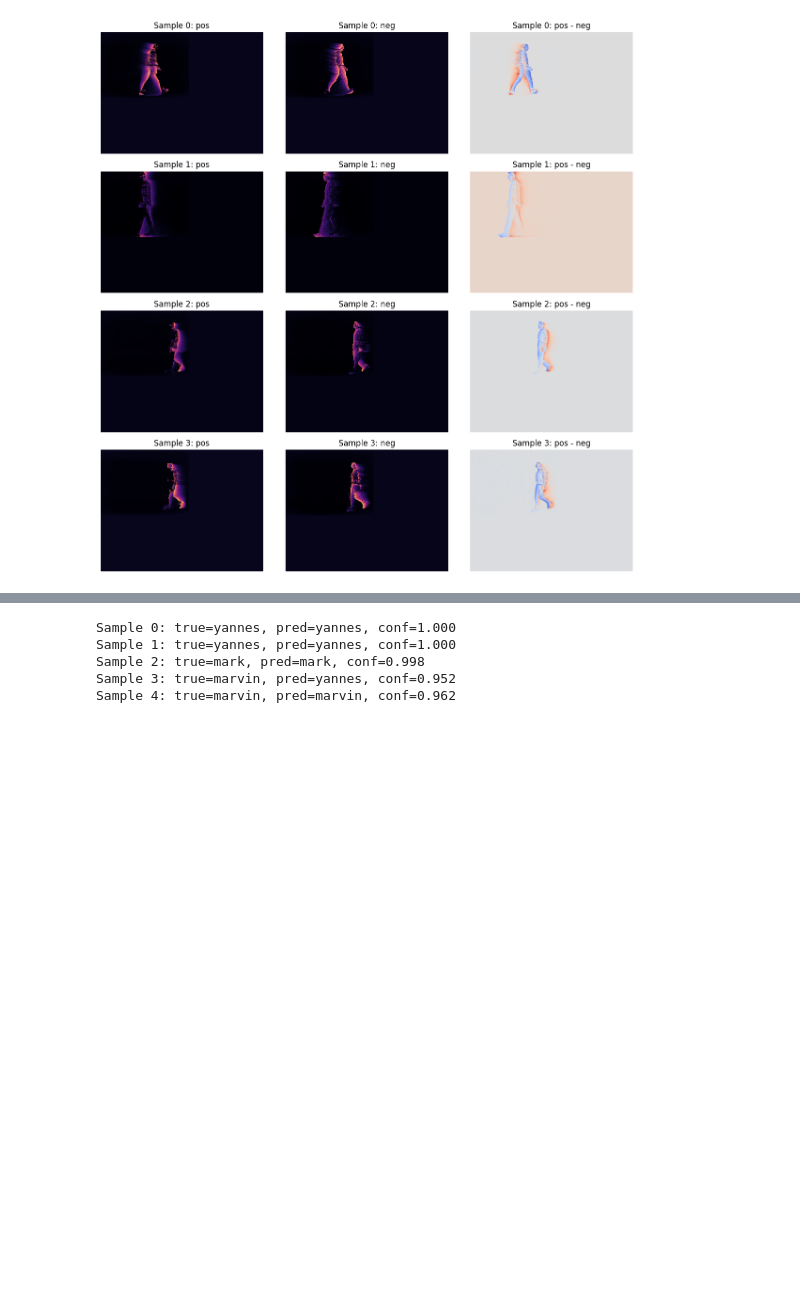
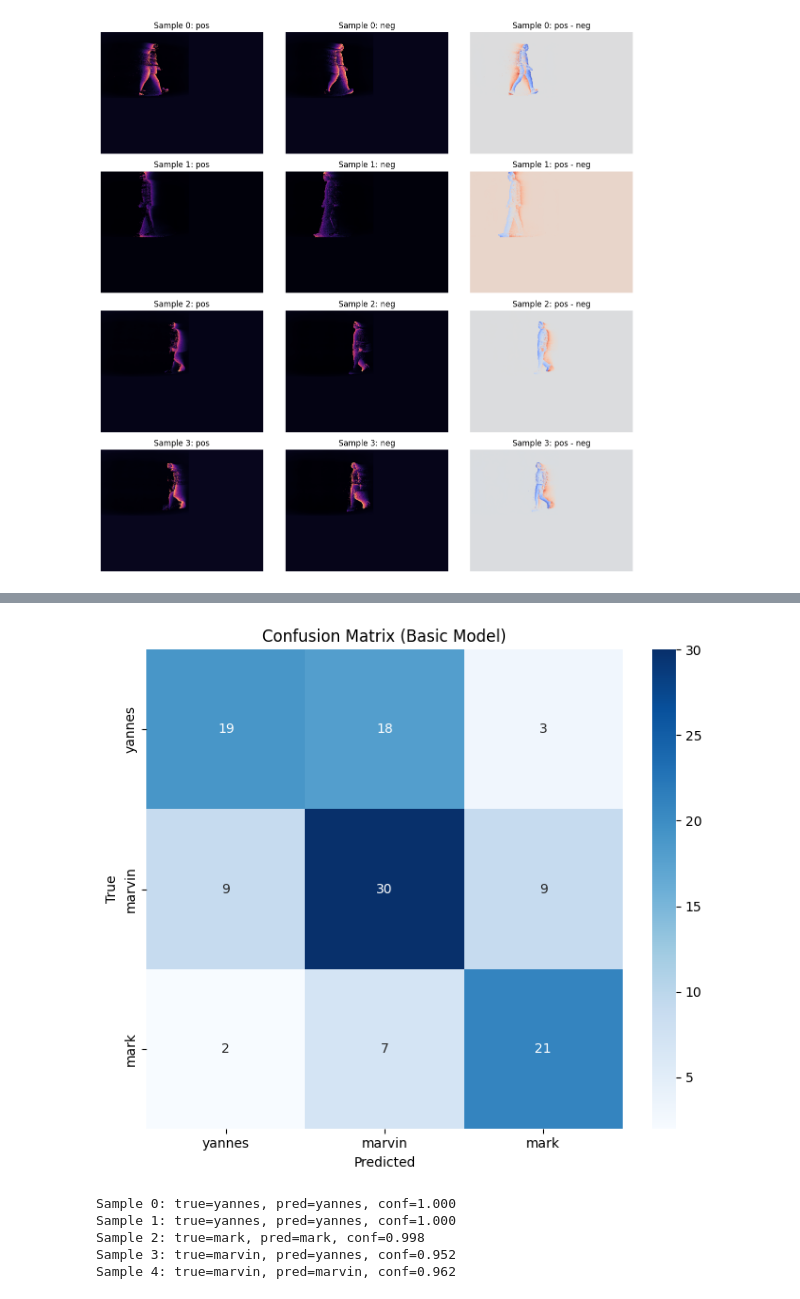
Before and after one commit to T2brozz/neuroAi, a Jupyter notebook: notebooks/traditionalNN/cnn.ipynb, the cells around one changed output, grey strips where cells are left out. Cells and saved outputs as stored; diff of their text form; code cells hidden in the pictures; blank space fills up the shorter version.

```diff
--- a/notebooks/traditionalNN/cnn.ipynb
+++ b/notebooks/traditionalNN/cnn.ipynb
@@ -327,8 +1460,65 @@ plt.show()
 # %%
-# Testing / Evaluation am Testset
-test_loss, test_acc = model.evaluate(ds_test, verbose=1)
-print(f'Test loss: {test_loss:.4f}')
-print(f'Test acc : {test_acc:.4f}')
+# Testing / Evaluation am Testset (erweitert)
+import numpy as np
+import matplotlib.pyplot as plt
+import seaborn as sns
+
+from sklearn.metrics import (
+    accuracy_score, balanced_accuracy_score,
+    precision_recall_fscore_support,
+    confusion_matrix, classification_report,
+)
+
+# Keras evaluate (zeigt die compile()-Metriken)
+eval_out = model.evaluate(ds_test, verbose=1, return_dict=True)
+print('\nKeras metrics:', eval_out)
+
+# Predictions sammeln
+y_true, y_pred = [], []
+probs_all = []
+for batch_x, batch_y in ds_test:
+    probs = model.predict(batch_x, verbose=0)
+    probs_all.append(probs)
+    y_true.extend(tf.argmax(batch_y, axis=1).numpy())
+    y_pred.extend(np.argmax(probs, axis=1))
+
+y_true = np.array(y_true)
+y_pred = np.array(y_pred)
+probs_all = np.concatenate(probs_all, axis=0)
+
+# Extra-Metriken (sklearn)
+acc = accuracy_score(y_true, y_pred)
+bacc = balanced_accuracy_score(y_true, y_pred)
+
+p_macro, r_macro, f1_macro, _ = precision_recall_fscore_support(
+    y_true, y_pred, average='macro', zero_division=0
+)
+p_w, r_w, f1_w, _ = precision_recall_fscore_support(
+    y_true, y_pred, average='weighted', zero_division=0
+)
+
+# Top-2 Accuracy aus Probabilities
+top2 = np.mean([yt in np.argsort(probs_all[i])[-2:] for i, yt in enumerate(y_true)])
+
+print('\nExtra metrics:')
+print(f'  accuracy           : {acc:.4f}')
+print(f'  balanced_accuracy  : {bacc:.4f}')
+print(f'  precision/recall/f1 (macro)   : {p_macro:.4f} / {r_macro:.4f} / {f1_macro:.4f}')
+print(f'  precision/recall/f1 (weighted): {p_w:.4f} / {r_w:.4f} / {f1_w:.4f}')
+print(f'  top2_acc (manual)   : {top2:.4f}')
+
+print('\nClassification Report:')
+print(classification_report(y_true, y_pred, target_names=class_names, digits=4, zero_division=0))
+
+# Confusion Matrix
+cm = confusion_matrix(y_true, y_pred)
+plt.figure(figsize=(7, 6))
+sns.heatmap(cm, annot=True, fmt='d', cmap='Blues', xticklabels=class_names, yticklabels=class_names)
+plt.xlabel('Predicted')
+plt.ylabel('True')
+plt.title('Confusion Matrix (Basic Model)')
+plt.tight_layout()
+plt.show()
 
 # (Optional) ein paar Vorhersagen anzeigen
 # %% [output]
@@ -338,3 +1542,4 @@ Test acc : 0.6102
+[figure, added]
 # %%
 n_pred = 5
 for batch_x, batch_y in ds_test.take(1):
```
Also changed, not shown: parts of 25 cells of this notebook, 2 other files.
